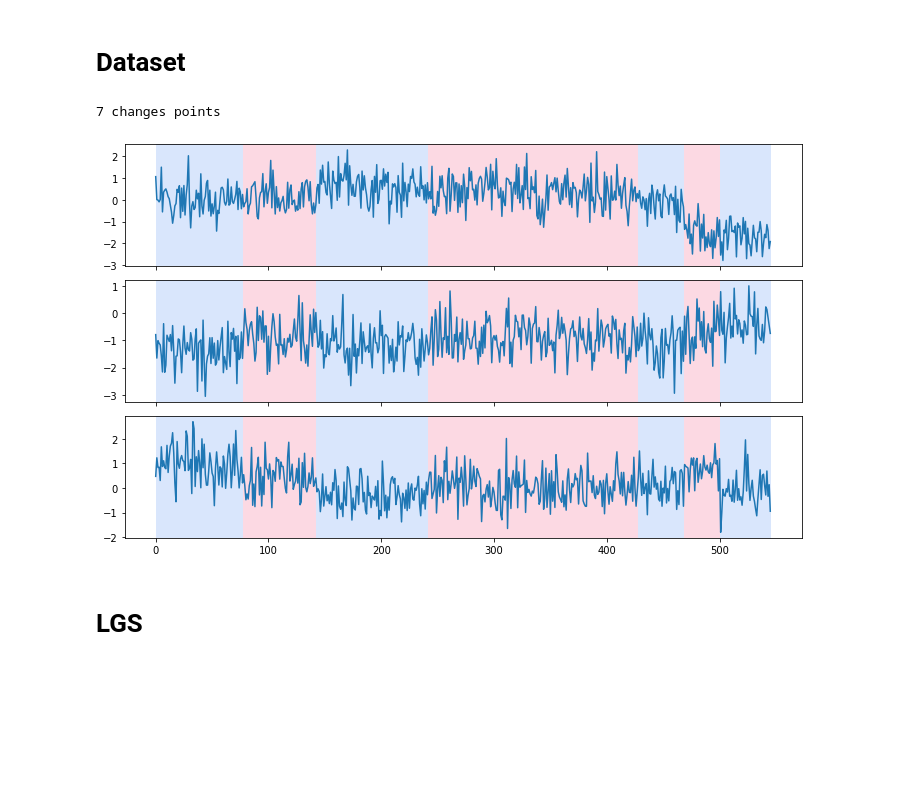
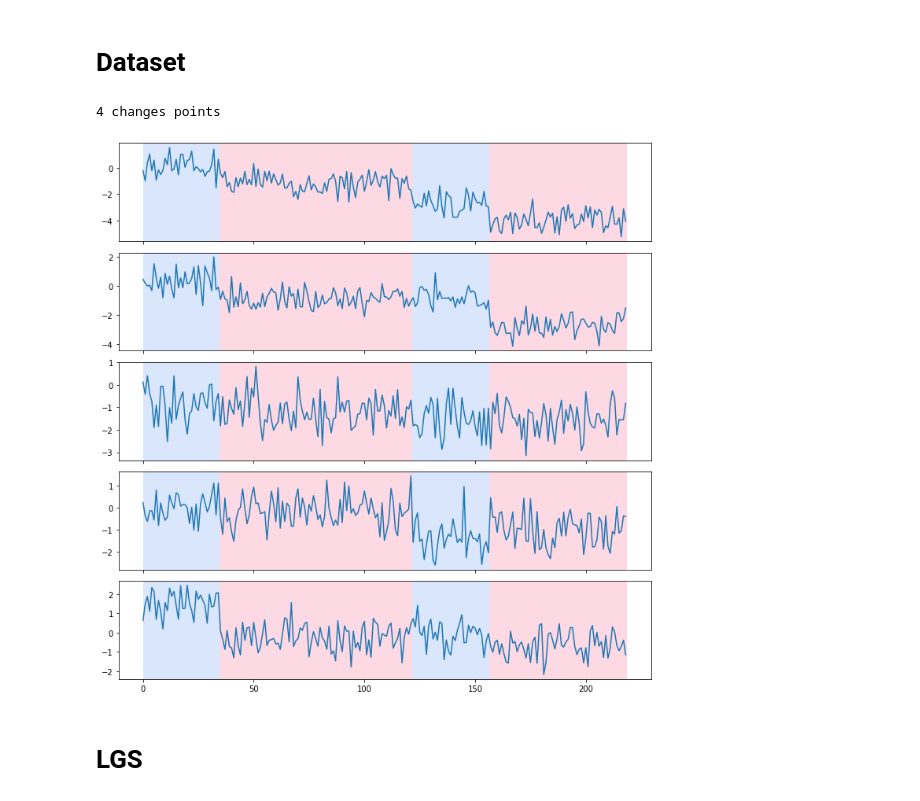
Before and after one commit to tanguy-magne/mva-ts-project, a Jupyter notebook: project_notebook.ipynb, the cells around one changed output. Saved outputs shown, nothing was run; the diff lists cells and outputs as text; code cells hidden in the pictures; blank space fills up the shorter version.

```diff
--- a/project_notebook.ipynb
+++ b/project_notebook.ipynb
@@ -22,7 +22,7 @@ n_nodes = 500
 p = 0.3
 mean_exponential = 50
 mean_change_points = 5
-random_freq = 20
+random_freq = 40
 
 def generate_erdos_renyi(
         n_nodes,
@@ -37,40 +37,40 @@ def generate_erdos_renyi(
     G.compute_fourier_basis()
 
     spectral_profile = lambda x: np.sqrt(15)/(np.log(x+10)+1)
     H = pygsp.filters.Filter(G, lambda x: spectral_profile(x))
     PSD = (spectral_profile(G.e))**2
 
     # Generate Signals
     n_bkps = np.random.poisson(lam=mean_change_points)
     bkps = []
     mus = []
     signals = []
 
     acc_bkp = 0
     acc_mean = np.zeros((n_nodes,1))
     for bkpt in range(n_bkps):
         # Get new segment mean
         subset_freq = np.random.choice(range(n_nodes), size=random_freq, replace=False)
         acc_mean[subset_freq] = np.random.uniform(-5.0,5.0,size=(random_freq,1))
 
         # Generate segment
         segment_length = int(np.random.exponential(scale=mean_exponential)+30)
         acc_bkp += segment_length
         signal = np.random.normal(size=(n_nodes,segment_length))
-        signal = H.filter(signal) + G.U @ acc_mean
+        signal = H.filter(signal) + G.igft(acc_mean)
         # Record bkp position, mean and signal
         bkps.append(acc_bkp)
         mus.append(np.copy(acc_mean))
         signals.append(signal)
     signal = np.concatenate(signals, 1)
     return G, PSD, bkps, mus, signal
 
-G, PSD, bkps, mus, signal = generate_erdos_renyi(n_nodes,p,mean_exponential,mean_change_points,random_freq)
+G, PSD, true_bkps, mus, signal = generate_erdos_renyi(n_nodes,p,mean_exponential,mean_change_points,random_freq)
+print(f'{len(true_bkps)} changes points')
+rpt.display(signal[:5].T, true_bkps)
+plt.show()
+# %% [output]
+4 changes points
+[figure, added]
-# %%
-print(f'{len(bkps)} changes points')
-rpt.show.display(signal[:3].T, bkps);
-# %% [output]
-7 changes points
-[figure, removed]
 # %% [markdown]
 # LGS
```
Also changed, not shown: parts of 2 cells of this notebook.
